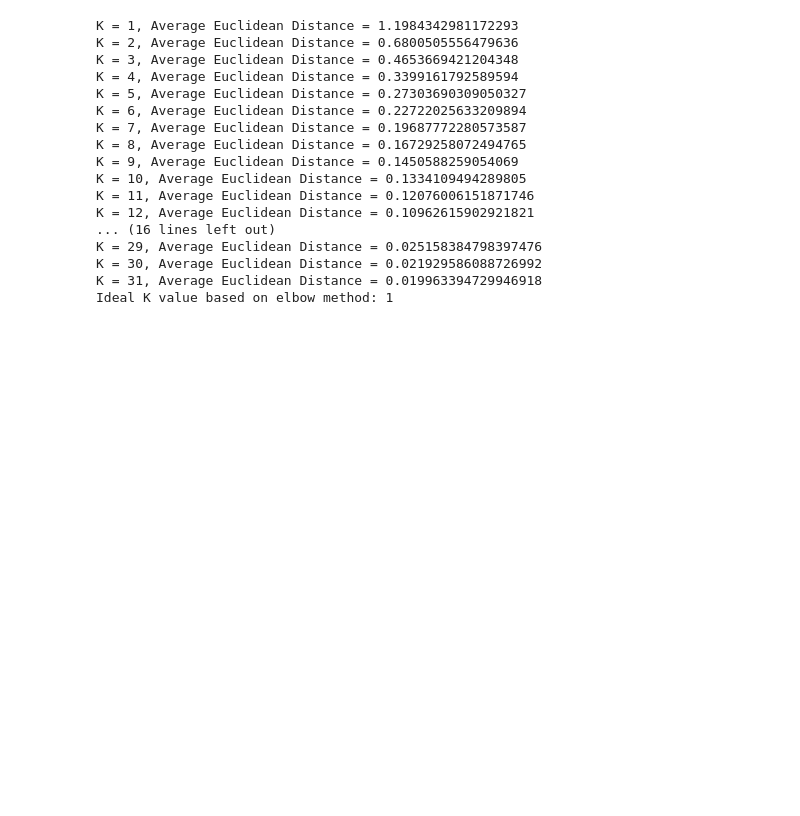
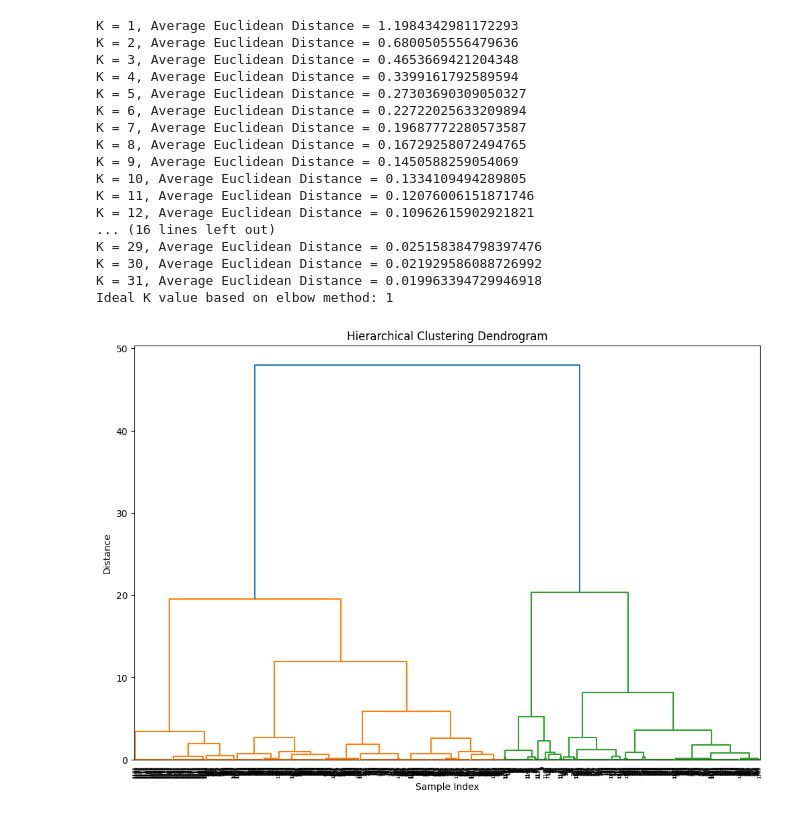
Before and after one commit to vidulaarumugam/Machine-learning_vidula, a Jupyter notebook: lab9_10.ipynb, the cells around one changed output. Cells and saved outputs as stored; diff of their text form; code cells hidden in the pictures; blank space fills up the shorter version.

```diff
--- a/lab9_10.ipynb
+++ b/lab9_10.ipynb
@@ -91,3 +103,22 @@ K = 29, Average Euclidean Distance = 0.025158384798397476
 K = 30, Average Euclidean Distance = 0.021929586088726992
 K = 31, Average Euclidean Distance = 0.019963394729946918
 Ideal K value based on elbow method: 1
+# %%
+
+
+# Perform hierarchical clustering
+model = AgglomerativeClustering(distance_threshold=0, n_clusters=None)  # distance_threshold=0 for full dendrogram
+clusters = model.fit_predict(numeric_data)
+
+# Create linkage matrix for dendrogram
+linkage_matrix = linkage(numeric_data, method='ward')  # You can change the linkage method as needed
+
+# Plot dendrogram
+plt.figure(figsize=(12, 8))
+dendrogram(linkage_matrix)
+plt.title('Hierarchical Clustering Dendrogram')
+plt.xlabel('Sample Index')
+plt.ylabel('Distance')
+plt.show()
+# %% [output]
+[figure, added]
```
Also changed, not shown: parts of 6 cells of this notebook.
